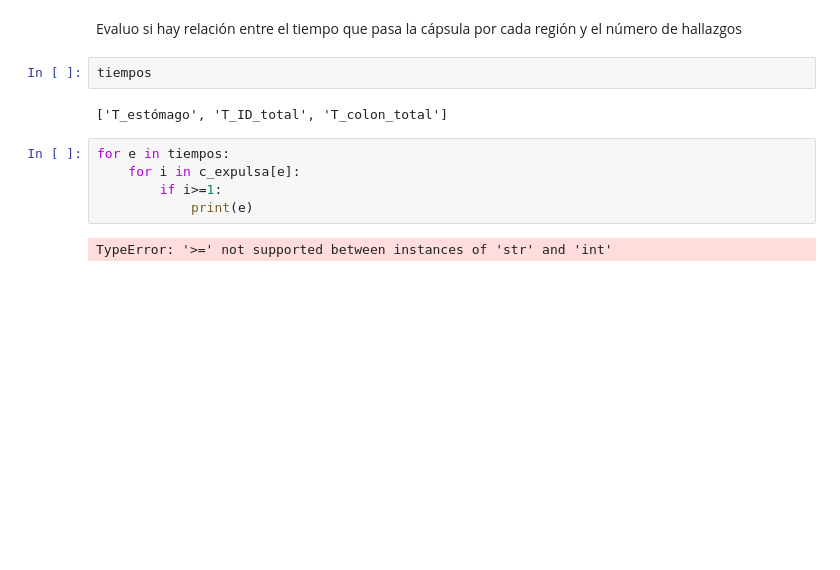
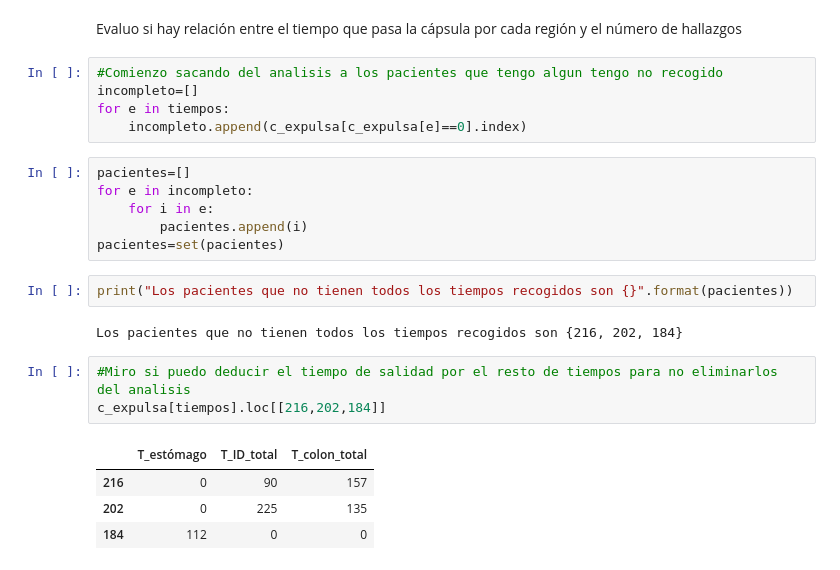
Before and after one commit to Hermenegildo12/Capsula_endoscopia, a Jupyter notebook: Capsula.ipynb, the cells around one changed output. Cells and saved outputs as stored; diff of their text form; blank space fills up the shorter version.

Commit message:
014 Limpio los datos para buscar si hay relación entre el tiempo de observación con el número de hallazgos

```diff
--- a/Capsula.ipynb
+++ b/Capsula.ipynb
@@ -2416,14 +2416,26 @@ See the caveats in the documentation: http://pandas.pydata.org/pandas-docs/stabl
  'Número de hallazgos en pacientes con tránsito lento es 16')
 # %% [markdown]
 Evaluo si hay relación entre el tiempo que pasa la cápsula por cada región y el número de hallazgos
-# %%
-tiempos
-# %% [output]
-['T_estómago', 'T_ID_total', 'T_colon_total']
+# %%
+#Comienzo sacando del analisis a los pacientes que tengo algun tengo no recogido
+incompleto=[]
+for e in tiempos:
+    incompleto.append(c_expulsa[c_expulsa[e]==0].index)
 # %%
-for e in tiempos:
-    for i in c_expulsa[e]:
-        if i>=1:
-            print(e)
+pacientes=[]
+for e in incompleto:
+    for i in e:
+        pacientes.append(i)
+pacientes=set(pacientes)
-# %% [output]
-TypeError: '>=' not supported between instances of 'str' and 'int'
+# %%
+print("Los pacientes que no tienen todos los tiempos recogidos son {}".format(pacientes))
+# %% [output]
+Los pacientes que no tienen todos los tiempos recogidos son {216, 202, 184}
+# %%
+#Miro si puedo deducir el tiempo de salidad por el resto de tiempos para no eliminarlos del analisis
+c_expulsa[tiempos].loc[[216,202,184]]
+# %% [output]
+|  | T_estómago | T_ID_total | T_colon_total |
+| 216 | 0 | 90 | 157 |
+| 202 | 0 | 225 | 135 |
+| 184 | 112 | 0 | 0 |
```
Also changed, not shown: parts of 7 cells of this notebook, 1 other file.
